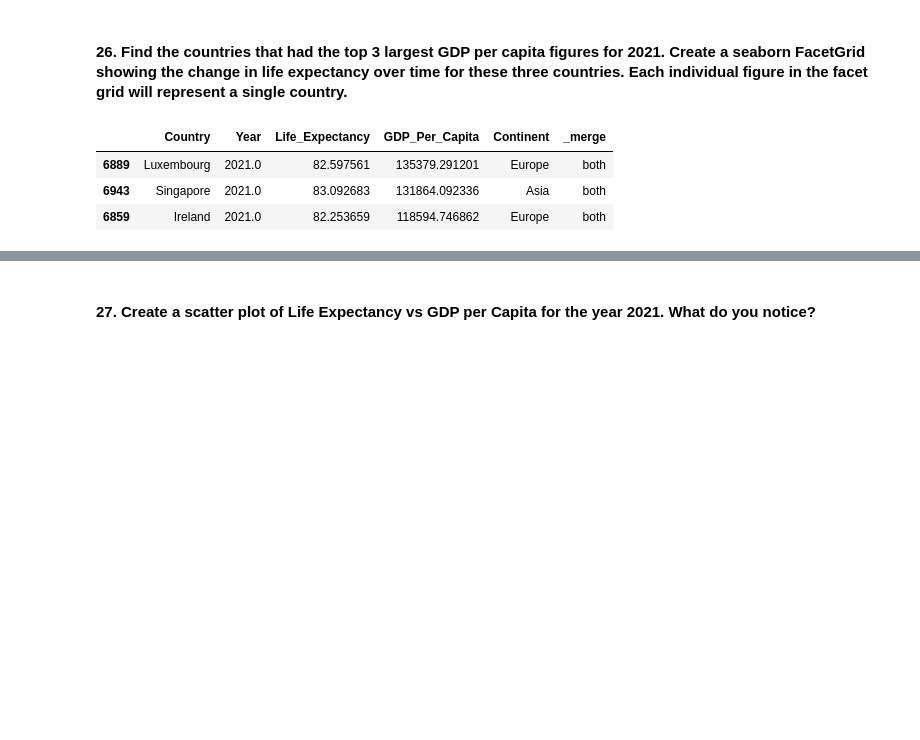
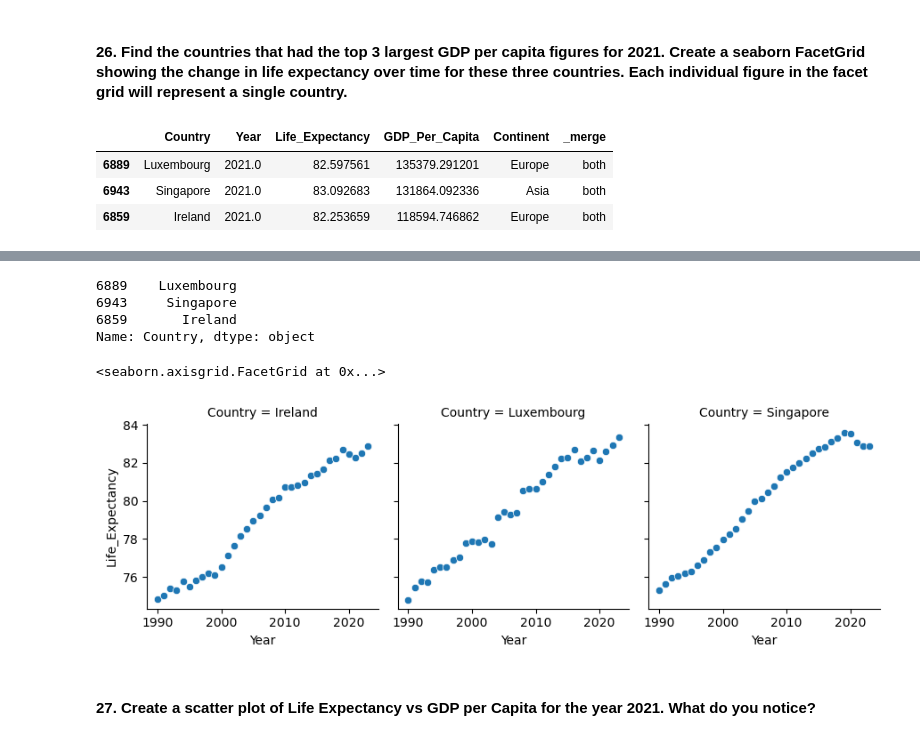
Before and after one commit to nss-data-science-cohort-9/un-exploration-catdgomez, a Jupyter notebook: notebooks/UN_Data_Exploration.ipynb, the cells around one changed output, grey strips where cells are left out. Drawn from its saved outputs; the diff is of its cells as text; code cells hidden in the pictures; blank space fills up the shorter version.

```diff
--- a/notebooks/UN_Data_Exploration.ipynb
+++ b/notebooks/UN_Data_Exploration.ipynb
@@ -977,3 +901,21 @@ well.map(sns.scatterplot, 'Year', 'Life_Expectancy')
+# %%
+whoops['Country']
+# %% [output]
+6889    Luxembourg
+6943     Singapore
+6859       Ireland
+Name: Country, dtype: object
+# %%
+these = ["Luxembourg", "Singapore", "Ireland"]
+
+well = sns.FacetGrid(
+    gdp_le[gdp_le['Country'].isin(gdp_le_2021.nlargest(3, 'GDP_Per_Capita')['Country'])],
+    col="Country",
+)
+well.map(sns.scatterplot, 'Year', 'Life_Expectancy')
+# %% [output]
+<seaborn.axisgrid.FacetGrid at 0x...>
+[figure, added]
 # %% [markdown]
 #### 27. Create a scatter plot of Life Expectancy vs GDP per Capita for the year 2021. What do you notice?
 # %%
```
Also changed, not shown: parts of 19 cells of this notebook.
